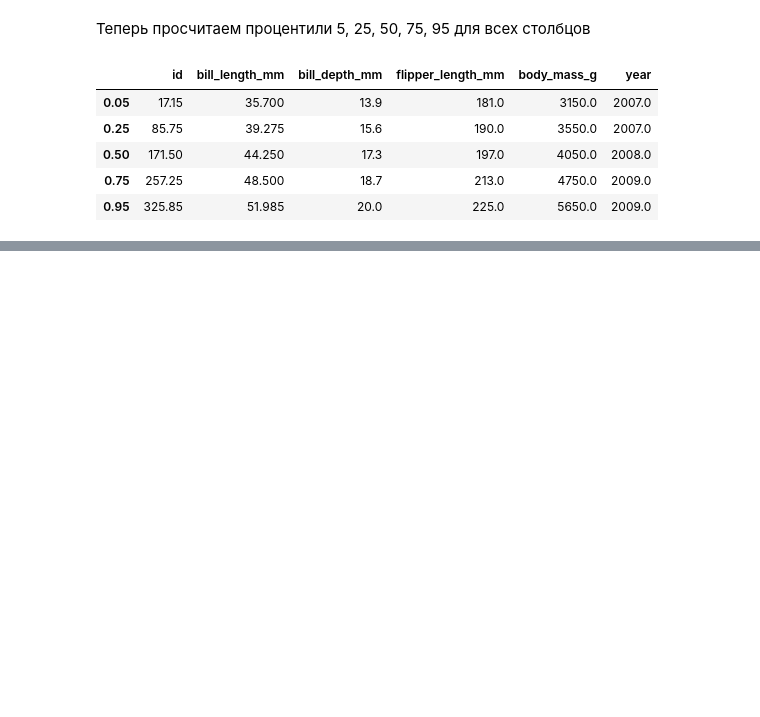
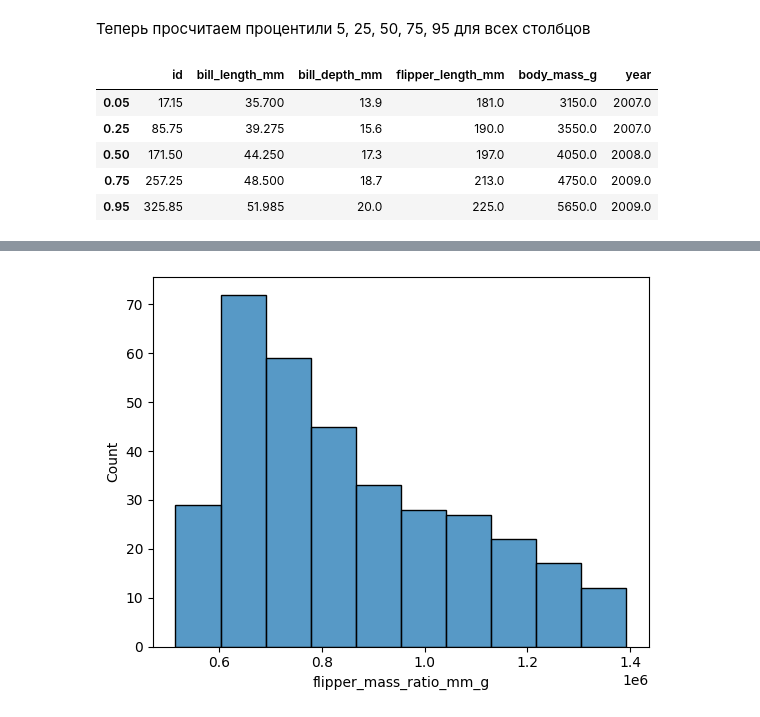
Before and after one commit to HowToKartoxa/ML_course_famcs, a Jupyter notebook: hw02_EDA/EDA.ipynb, the cells around one changed output, grey strips where cells are left out. Drawn from its saved outputs; the diff is of its cells as text; code cells hidden in the pictures; blank space fills up the shorter version.

```diff
--- a/hw02_EDA/EDA.ipynb
+++ b/hw02_EDA/EDA.ipynb
@@ -233,0 +349,5 @@ df_numeric.quantile([0.05, 0.25, 0.5, 0.75, 0.95])
+# %%
+sb.histplot(df_encoded['flipper_mass_ratio_mm_g'])
+plt.show()
+# %% [output]
+[figure, added]
```
Also changed, not shown: parts of 20 cells of this notebook.
